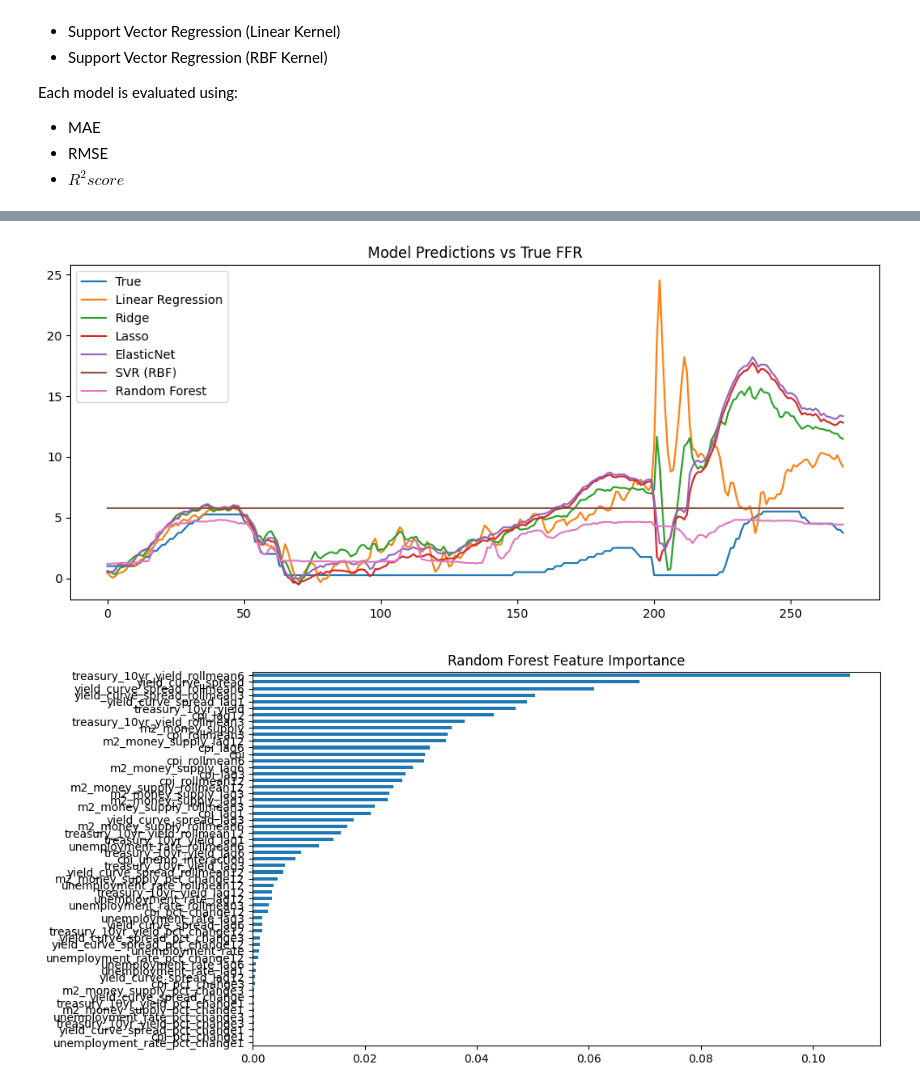
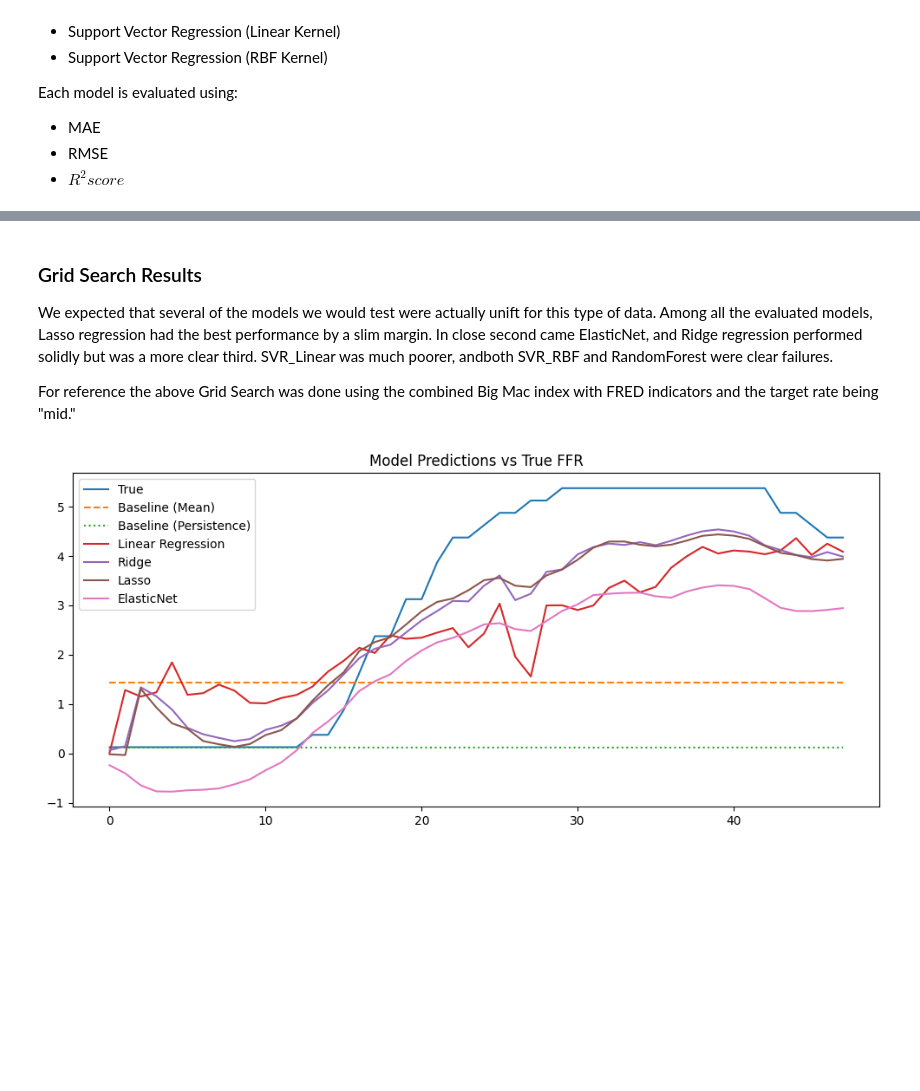
Before and after one commit to carsonschmidty/Interest-Rate-Prediction, a Jupyter notebook: 04_Final_Project.ipynb, the cells around one changed output, grey strips where cells are left out. Cells and saved outputs as stored; diff of their text form; code cells hidden in the pictures; blank space fills up the shorter version.

```diff
--- a/04_Final_Project.ipynb
+++ b/04_Final_Project.ipynb
@@ -598,40 +770,52 @@ Persistence baseline: {'MAE': 1.5361111111111112, 'RMSE': np.float64(2.089158522
+# %% [markdown]
+### Grid Search Results
+We expected that several of the models we would test were actually unift for this type of data.
+Among all the evaluated models, Lasso regression had the best performance by a slim margin. In close second came ElasticNet, and Ridge regression performed solidly but was a more clear third. SVR_Linear was much poorer, andboth SVR_RBF and RandomForest were clear failures.
+
+For reference the above Grid Search was done using the combined Big Mac index with FRED indicators and the target rate being "mid."
 # %%
 models = {
     "Linear Regression": LinearRegression(),
-    "Ridge": Ridge(alpha=1.0),
+    "Ridge": Ridge(alpha=10.0),
     "Lasso": Lasso(alpha=0.01),
-    "ElasticNet": ElasticNet(alpha=0.01, l1_ratio=0.5),
-    "SVR (RBF)": SVR(kernel="rbf", C=10, gamma=0.1),
-    "Random Forest": RandomForestRegressor(n_estimators=200, random_state=42)
+    "ElasticNet": ElasticNet(alpha=0.10, l1_ratio=0.5)
 }
 
 results = {}
+
+# Baseline Predictions
+baseline_mean = np.full(len(y_test), y_train.mean(), dtype=float)
+baseline_persist = np.full(len(y_test), y_train.iloc[-1], dtype=float)
+
+results["Baseline (Mean)"] = evaluate(y_test, baseline_mean)
+results["Baseline (Persistence)"] = evaluate(y_test, baseline_persist)
 
 for name, model in models.items():
     model.fit(X_train, y_train)
     preds = model.predict(X_test)
     results[name] = evaluate(y_test, preds)
 
 pd.DataFrame(results).T
 
 plt.figure(figsize=(12,5))
 plt.plot(y_test.values, label="True")
+plt.plot(baseline_mean, label="Baseline (Mean)", linestyle="--")
+plt.plot(baseline_persist, label="Baseline (Persistence)", linestyle=":")
 
 for name, model in models.items():
     pred = model.predict(X_test)
     plt.plot(pred, label=name)
 
 plt.legend()
 plt.title("Model Predictions vs True FFR")
 plt.show()
 
-rf = models["Random Forest"]
-importances = pd.Series(rf.feature_importances_, index=X.columns)
-importances.sort_values().plot(kind="barh", figsize=(10,6))
-plt.title("Random Forest Feature Importance")
-plt.show()
+# rf = models["Random Forest"]
+# importances = pd.Series(rf.feature_importances_, index=X.columns)
+# importances.sort_values().plot(kind="barh", figsize=(10,6))
+# plt.title("Random Forest Feature Importance")
+# plt.show()
 
 pd.DataFrame(results).T.to_csv("model_performance.csv")
 # %% [output]
-[figure, old version]
+[figure, new version]
-[figure, removed]
```
Also changed, not shown: parts of 8 cells of this notebook.
